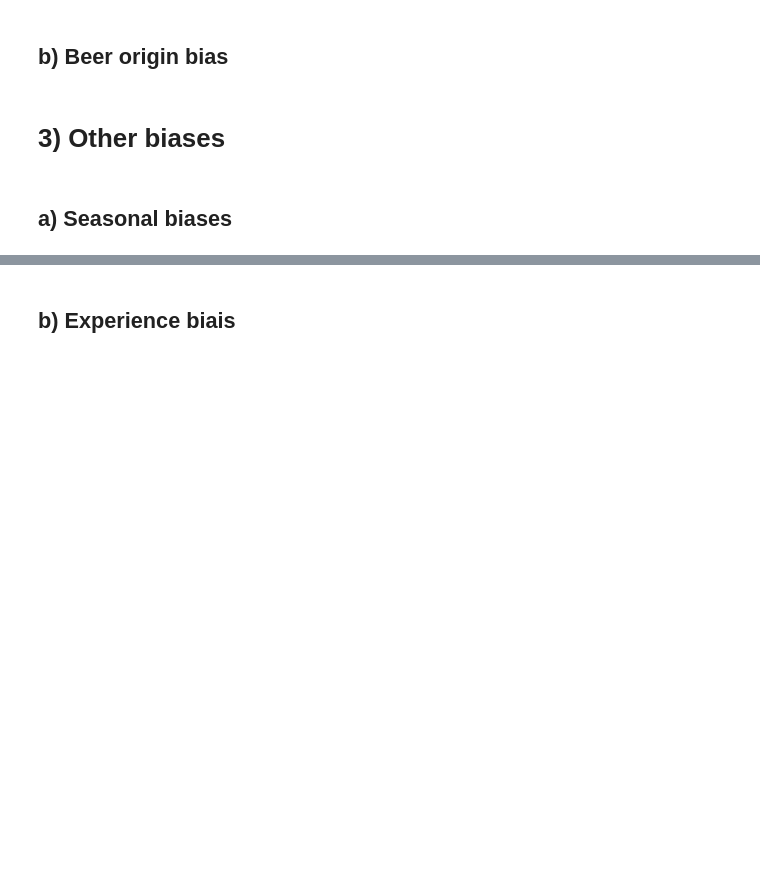
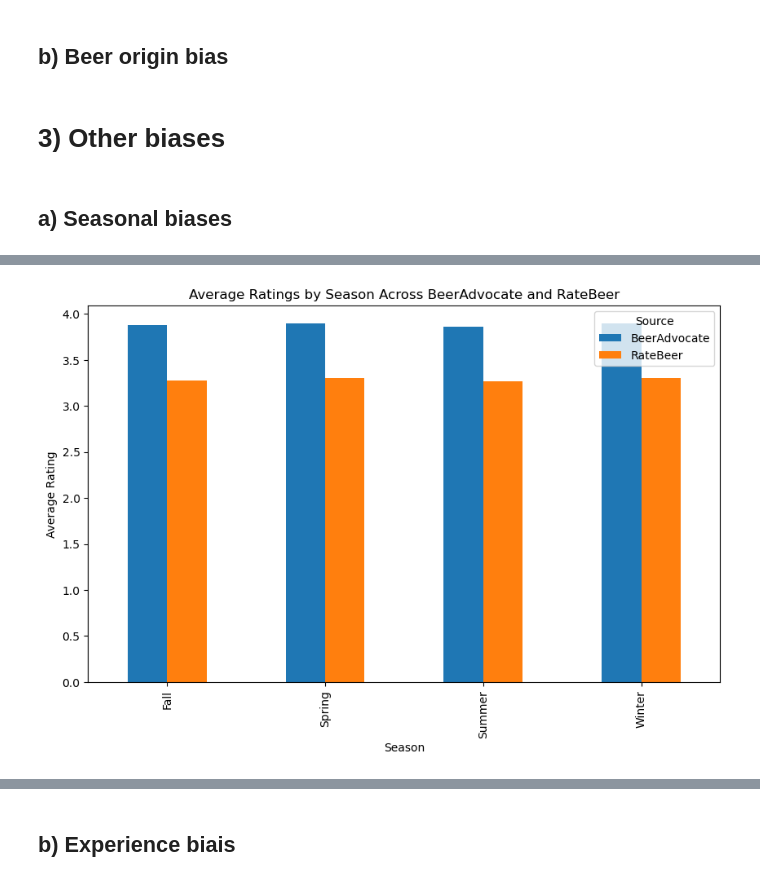
Before and after one commit to epfl-ada/ada-2024-project-datapilots, a Jupyter notebook: results.ipynb, the cells around one changed output, grey strips where cells are left out. Saved outputs shown, nothing was run; the diff lists cells and outputs as text; code cells hidden in the pictures; blank space fills up the shorter version.

```diff
--- a/results.ipynb
+++ b/results.ipynb
@@ -800,10 +809,11 @@ display(seasonal_pivot)
 # %%
-# Plot average ratings by beer style across seasons
-plt.figure(figsize=(14, 8))
-seasonal_pivot.plot(kind='bar', figsize=(14, 8))
-plt.title("Average Ratings by Beer Style Across Seasons")
-plt.xlabel("Beer Style")
+# Plot average ratings across seasons
+seasonal_avg.plot(kind='bar', figsize=(10, 6))
+plt.title("Average Ratings by Season Across BeerAdvocate and RateBeer")
+plt.xlabel("Season")
 plt.ylabel("Average Rating")
-plt.legend(title='Season')
+plt.legend(title='Source')
 plt.show()
+# %% [output]
+[figure, added]
 # %%
```
Also changed, not shown: parts of 16 cells of this notebook.
